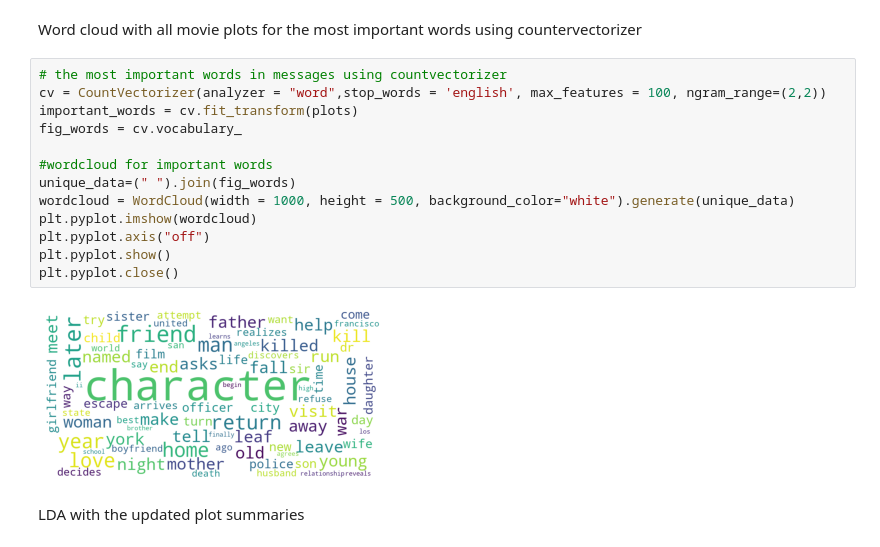
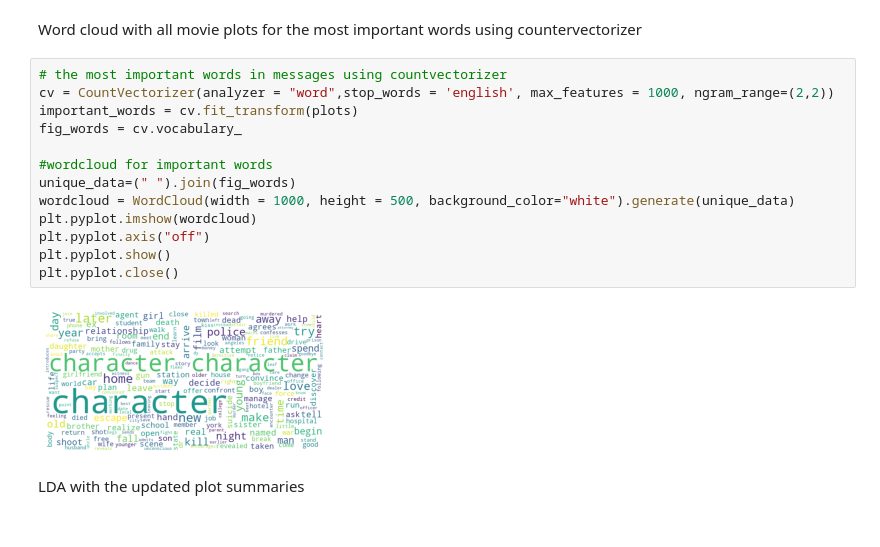
Before and after one commit to UCSB-PSTAT-234/Spring2021-American-Film-Directors, a Jupyter notebook: groupproject.ipynb, the cells around one changed output. Cells and saved outputs as stored; diff of their text form.

```diff
--- a/groupproject.ipynb
+++ b/groupproject.ipynb
@@ -606,19 +729,19 @@ plt.pyplot.show()
 Word cloud with all movie plots for the most important words using countervectorizer
 # %%
 # the most important words in messages using countvectorizer
-cv = CountVectorizer(analyzer = "word",stop_words = 'english', max_features = 100, ngram_range=(2,2))
+cv = CountVectorizer(analyzer = "word",stop_words = 'english', max_features = 1000, ngram_range=(2,2))
 important_words = cv.fit_transform(plots)
 fig_words = cv.vocabulary_
 
 #wordcloud for important words
 unique_data=(" ").join(fig_words)
 wordcloud = WordCloud(width = 1000, height = 500, background_color="white").generate(unique_data)
 plt.pyplot.imshow(wordcloud)
 plt.pyplot.axis("off")
 plt.pyplot.show()
 plt.pyplot.close()
 # %% [output]
-[figure, old version]
+[figure, new version]
 # %% [markdown]
 LDA with the updated plot summaries
 # %%
```
Also changed, not shown: parts of 115 cells of this notebook, 3 other files.
